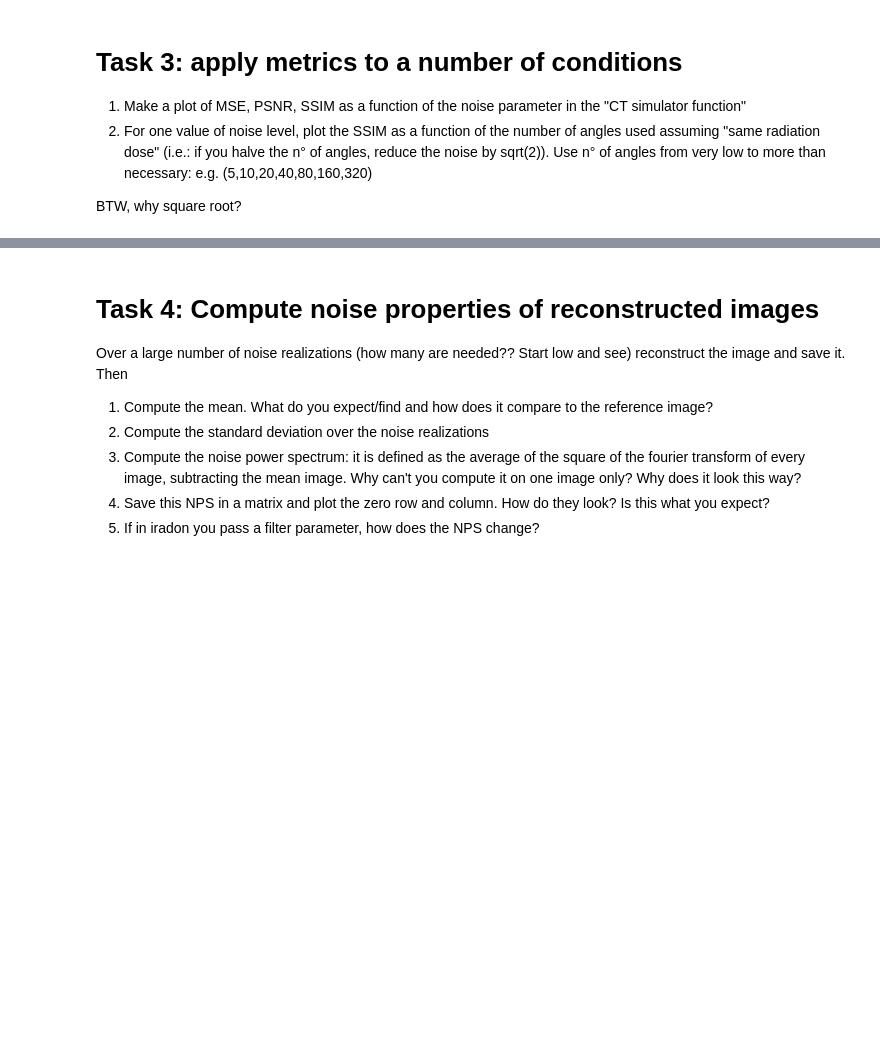
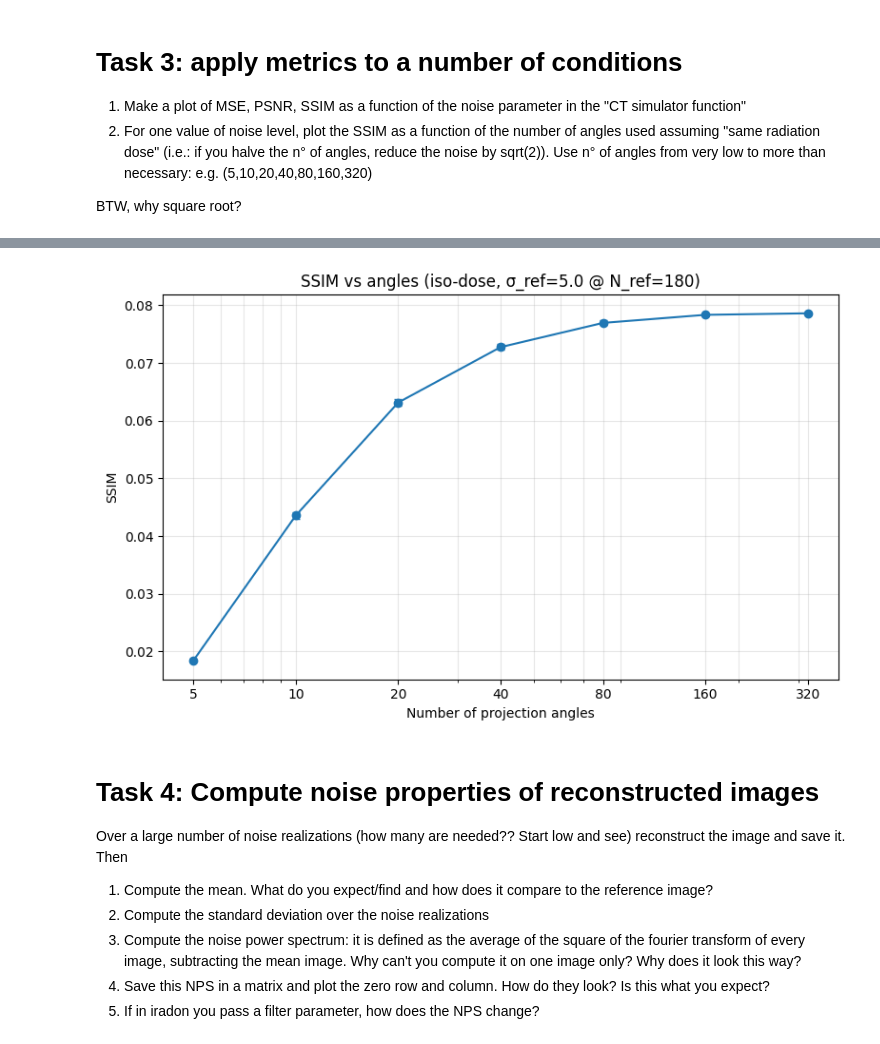
Before and after one commit to theoradicella/medical-imaging, a Jupyter notebook: A3 - Noise and Tomography/A3.ipynb, the cells around one changed output, grey strips where cells are left out. Drawn from its saved outputs; the diff is of its cells as text; code cells hidden in the pictures; blank space fills up the shorter version.

```diff
--- a/A3 - Noise and Tomography/A3.ipynb
+++ b/A3 - Noise and Tomography/A3.ipynb
@@ -140,3 +234,47 @@ BTW, why square root?
+# %%
+# --- iso-dose reference point ---
+N_ref     = 180
+sigma_ref = 5.0     # pick whatever moderate noise level you want as reference
+
+n_angles_list  = [5, 10, 20, 40, 80, 160, 320]
+n_realizations = 5
+data_range     = img.max() - img.min()
+
+ssim_means, ssim_stds = [], []
+
+for N in n_angles_list:
+    sigma_N = sigma_ref * np.sqrt(N / N_ref)   # iso-dose scaling
+    angles  = np.linspace(0, 180, N, endpoint=False)
+
+    runs = []
+    for _ in range(n_realizations):
+        sinogram = ct_simulator.radon_transform(
+            std_noise=sigma_N, projection_angles=angles
+        )
+        recon = ct_simulator.radon_inverse_transform(
+            sinogram, projection_angles=angles
+        )
+        runs.append(skimage.metrics.structural_similarity(
+            img, recon, data_range=data_range
+        ))
+    ssim_means.append(np.mean(runs))
+    ssim_stds.append(np.std(runs))
+
+# --- plot ---
+fig, ax = plt.subplots(figsize=(8, 5))
+ax.errorbar(n_angles_list, ssim_means, yerr=ssim_stds,
+            fmt="o-", capsize=3)
+ax.set_xscale("log")
+ax.set_xlabel("Number of projection angles")
+ax.set_ylabel("SSIM")
+ax.set_title(f"SSIM vs angles (iso-dose, σ_ref={sigma_ref} @ N_ref={N_ref})")
+ax.grid(True, which="both", alpha=0.3)
+ax.set_xticks(n_angles_list)
+ax.set_xticklabels(n_angles_list)
+plt.tight_layout()
+plt.show()
+# %% [output]
+[figure, added]
 # %% [markdown]
 # Task 4: Compute noise properties of reconstructed images
 
```
Also changed, not shown: parts of 10 cells of this notebook, 2 other files.
